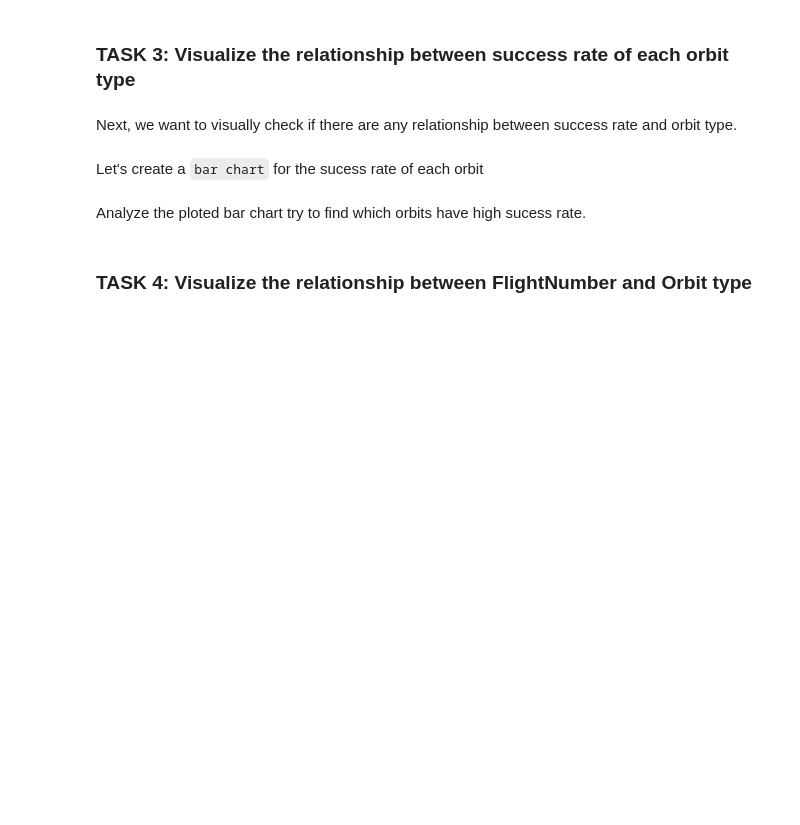
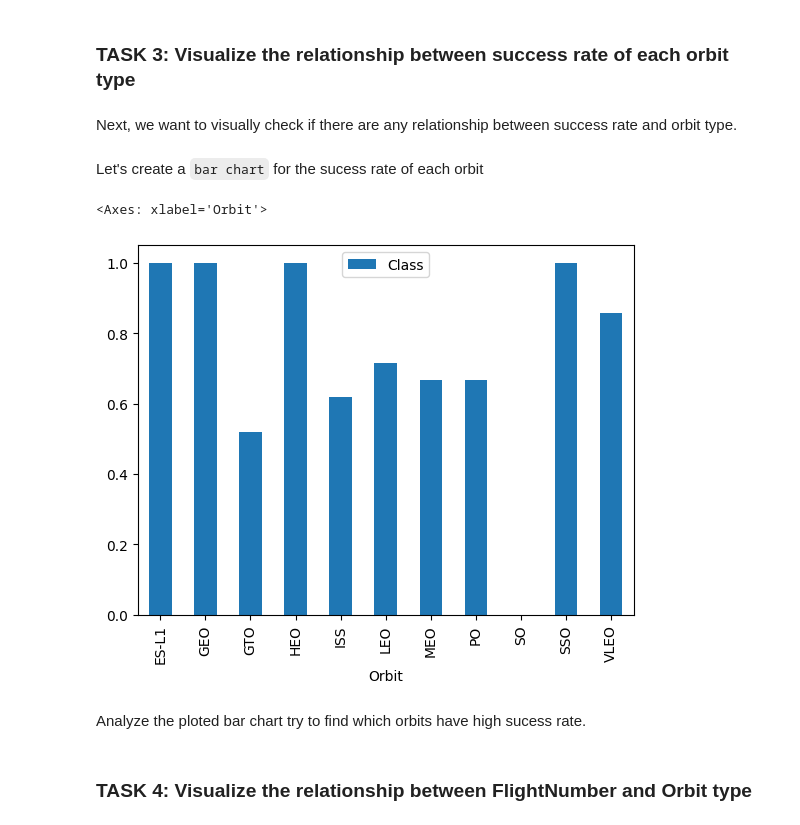
Before and after one commit to matt-mccarthy/ibm-ds-capstone, a Jupyter notebook: notebooks/jupyter-labs-eda-dataviz.ipynb, the cells around one changed output. Drawn from its saved outputs; the diff is of its cells as text; code cells hidden in the pictures; blank space fills up the shorter version.

```diff
--- a/notebooks/jupyter-labs-eda-dataviz.ipynb
+++ b/notebooks/jupyter-labs-eda-dataviz.ipynb
@@ -94,6 +135,10 @@ Next, we want to visually check if there are any relationship between success ra
 Let's create a `bar chart` for the sucess rate of each orbit
 # %%
 # HINT use groupby method on Orbit column and get the mean of Class column
+df[['Orbit','Class']].groupby('Orbit').mean('Class').plot(kind='bar')
+# %% [output]
+<Axes: xlabel='Orbit'>
+[figure, added]
 # %% [markdown]
 Analyze the ploted bar chart try to find which orbits have high sucess rate.
 # %% [markdown]
```
Also changed, not shown: parts of 15 cells of this notebook, 1 other file.
